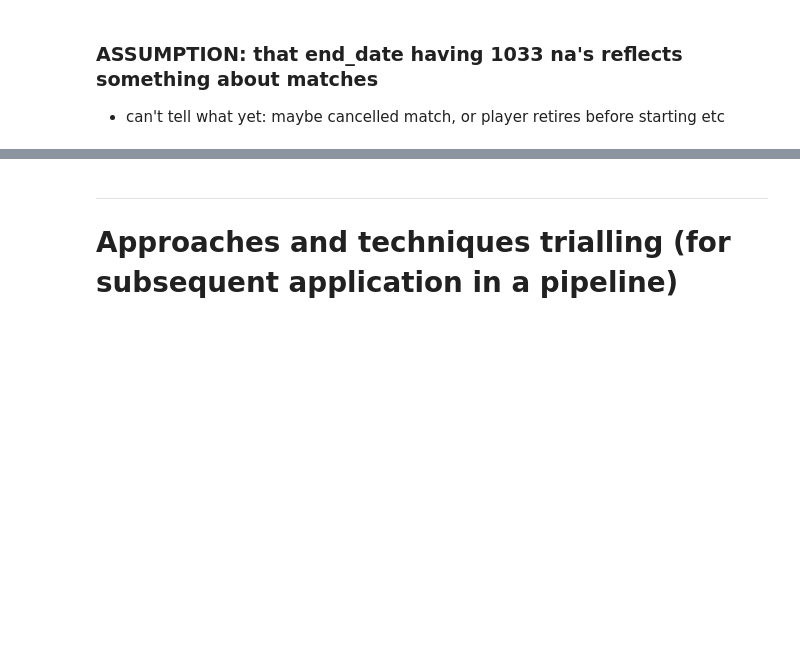
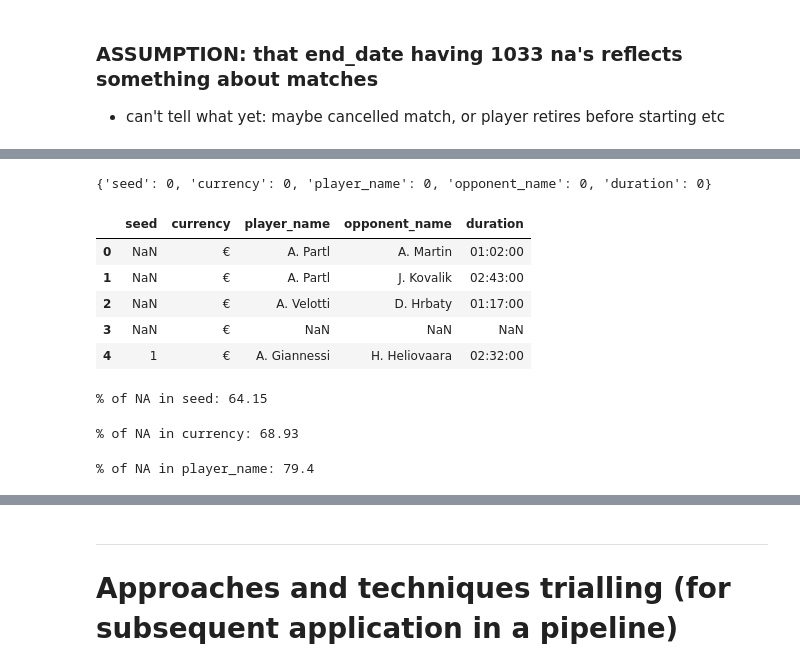
Before and after one commit to hughharford/atp, a Jupyter notebook: notebooks/01_EDA_data_cleanse.ipynb, the cells around one changed output, grey strips where cells are left out. Cells and saved outputs as stored; diff of their text form; code cells hidden in the pictures; blank space fills up the shorter version.

```diff
--- a/notebooks/01_EDA_data_cleanse.ipynb
+++ b/notebooks/01_EDA_data_cleanse.ipynb
@@ -300,7 +355,8 @@ dtype: object
 # %%
+# This fixes the initial difficulty. not hard.
 #                           HERE --v
-schema = {'start_date': 'datetime64[ns]', 'end_date': 'datetime64[ns]'}
-matches_df_1st_50k = pd.read_csv(matches_data_path_full, nrows=50_000, index_col=None).astype(schema)
+# schema = {'start_date': 'datetime64[ns]', 'end_date': 'datetime64[ns]'}
+# matches_df_1st_50k = pd.read_csv(matches_data_path_full, nrows=50_000, index_col=None).astype(schema)
 # %%
 matches_df_1st_50k.dtypes.head()
 # %% [output]
@@ -352,0 +416,34 @@ print(f"NAs? in end_date: {pd.isna(matches_df_1st_50k.end_date).sum()}")
+# %%
+print(check_mixed_columns)
+# %% [output]
+{'seed': 0, 'currency': 0, 'player_name': 0, 'opponent_name': 0, 'duration': 0}
+# %%
+matches_df_1st_50k[check_mixed_columns.keys()].head()
+# %% [output]
+|  | seed | currency | player_name | opponent_name | duration |
+| 0 | NaN | € | A. Partl | A. Martin | 01:02:00 |
+| 1 | NaN | € | A. Partl | J. Kovalik | 02:43:00 |
+| 2 | NaN | € | A. Velotti | D. Hrbaty | 01:17:00 |
+| 3 | NaN | € | NaN | NaN | NaN |
+| 4 | 1 | € | A. Giannessi | H. Heliovaara | 02:32:00 |
+# %%
+print(f"% of NA in seed: {round((matches_df_1st_50k.seed.isna().sum()/50_000)*100,2)}")
+# 64% seems fairly reasonable: more data for seeded players as likley in more matches, but lots of unseeded players in qualifying etc.
+#
+# Does pose the question of what to do with NAs in the immediate term.
+#
+# Initial idea:
+#              Impute them to 0 - i.e. 0 == not seeded
+# %% [output]
+% of NA in seed: 64.15
+# %%
+print(f"% of NA in currency: {round((matches_df_1st_50k.currency.isna().sum()/50_000)*100,2)}")
+# again, interesting...
+# %% [output]
+% of NA in currency: 68.93
+# %%
+print(f"% of NA in player_name: {round((matches_df_1st_50k.player_name.isna().sum()/50_000)*100,2)}")
+# player_name and opponent_name will be dropped, as actual identity isn't important,
+# and the matches for player_id can be found in the accompanying all_players.csv data/table
+# %% [output]
+% of NA in player_name: 79.4
```
Also changed, not shown: parts of 36 cells of this notebook.
